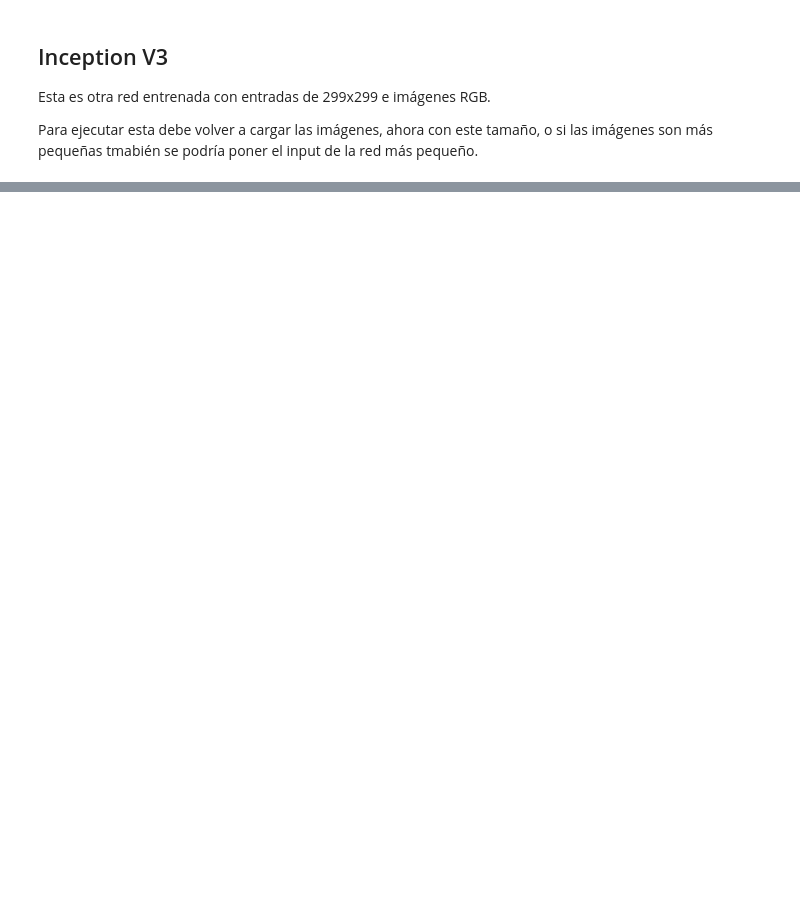
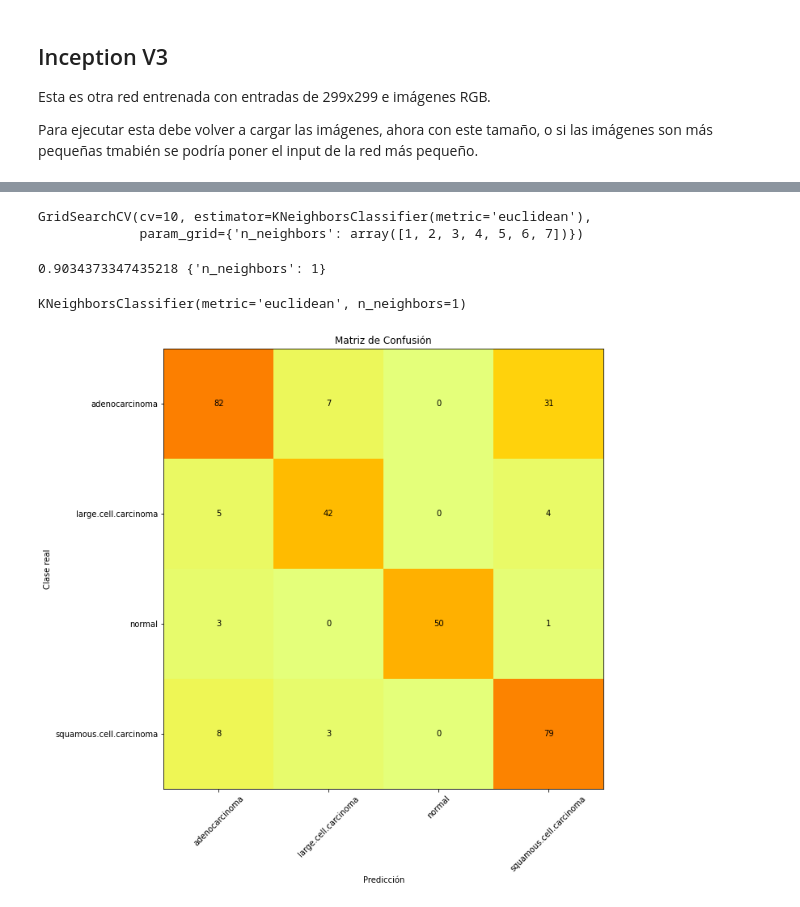
Before and after one commit to ibonetc/DeepLearning_Salud, a Jupyter notebook: DL_ClasificacionCancerPulmon.ipynb, the cells around one changed output, grey strips where cells are left out. Saved outputs shown, nothing was run; the diff lists cells and outputs as text; code cells hidden in the pictures; blank space fills up the shorter version.

```diff
--- a/DL_ClasificacionCancerPulmon.ipynb
+++ b/DL_ClasificacionCancerPulmon.ipynb
@@ -256,0 +515,24 @@ from tensorflow.keras.applications import InceptionV3
+# %%
+param_grid = {'n_neighbors':np.arange(1,8)}
+# %%
+knn = KNeighborsClassifier(metric='euclidean')
+knn_cv= GridSearchCV(knn,param_grid,cv=10)
+knn_cv.fit(X_train,Y_train)
+# %% [output]
+GridSearchCV(cv=10, estimator=KNeighborsClassifier(metric='euclidean'),
+             param_grid={'n_neighbors': array([1, 2, 3, 4, 5, 6, 7])})
+# %%
+print(knn_cv.best_score_,knn_cv.best_params_)
+# %% [output]
+0.9034373347435218 {'n_neighbors': 1}
+# %%
+knn = KNeighborsClassifier(n_neighbors=1, metric='euclidean')
+knn.fit(X_train,Y_train)
+# %% [output]
+KNeighborsClassifier(metric='euclidean', n_neighbors=1)
+# %%
+y_predicted=knn.predict(X_test)
+# %%
+plot_confusionMatrix(Y_test,y_predicted,class_names)
+# %% [output]
+[figure, added]
```
Also changed, not shown: parts of 48 cells of this notebook.
